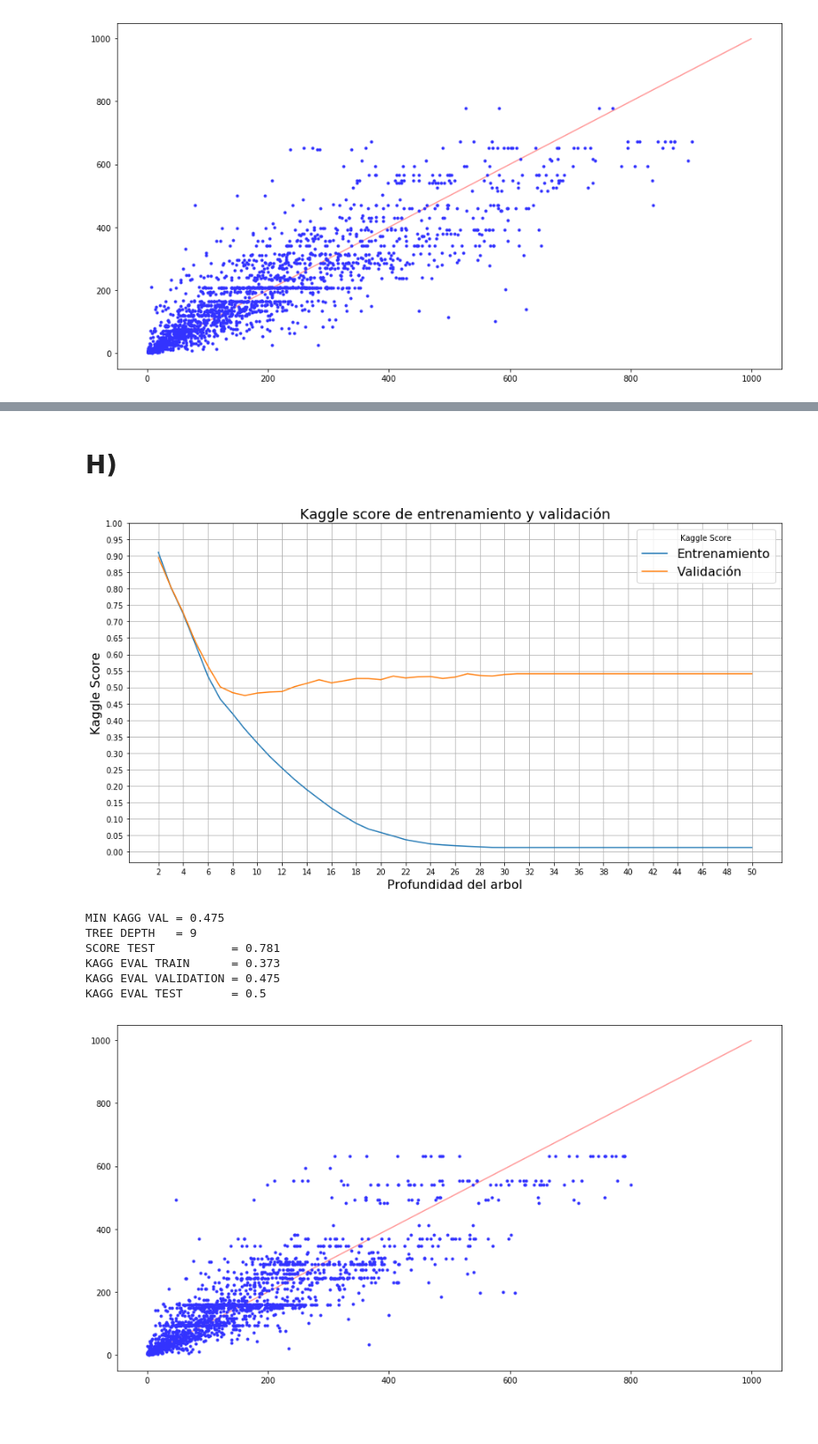
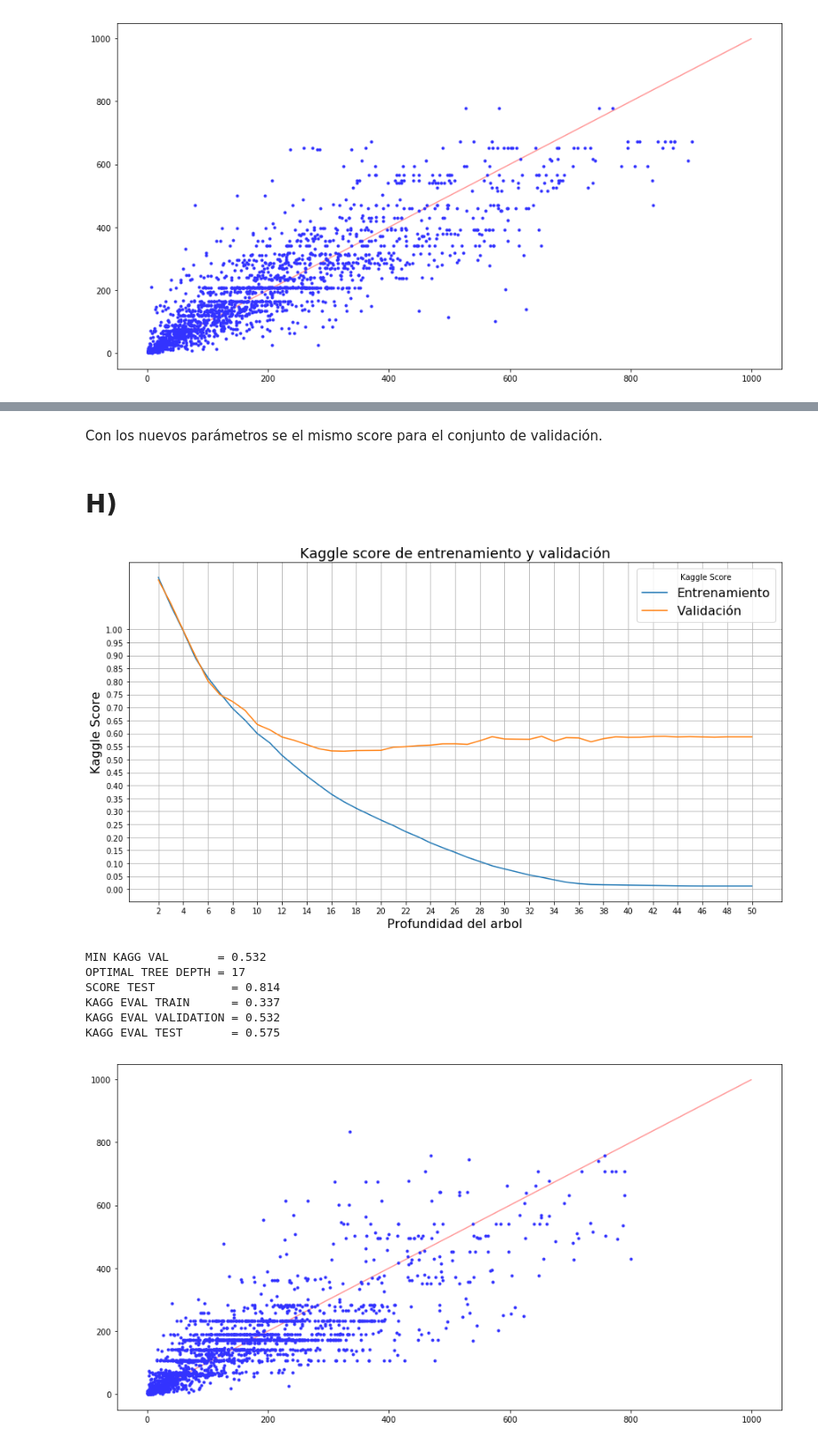
Before and after one commit to JavierL1/Tarea3-INF393, a Jupyter notebook: Parte2.ipynb, the cells around one changed output, grey strips where cells are left out. Shown at 89% size. Cells and saved outputs as stored; diff of their text form; code cells hidden in the pictures; blank space fills up the shorter version.

```diff
--- a/Parte2.ipynb
+++ b/Parte2.ipynb
@@ -978,0 +896,11 @@ mse_cv = mse_cv / 10
+# %%
+Cparams=[0.01,0.1,1,10]
+gparams=[0.001,0.01,0.1,1]
+
+for Cpar in Cparams:
+    for gpar in gparams:
+        model = SVR(C=Cpar, gamma=gpar, kernel='rbf')
+
+        model.fit(X_train,Y_train_sqrt4)
+        print("Con C = {:4} y gamma = {:4}".format(Cpar, gpar))
+        model_score_and_plot(model, X_train, Y_train_sqrt4, X_val, Y_val, X_test, Y_test, plot=False, fun='sqrt4')
@@ -978,0 +929,6 @@ mse_cv = mse_cv / 10
+# %%
+model = SVR(C=10, gamma=0.1, kernel='rbf')
+
+model.fit(X_train,Y_train_sqrt4)
+
+model_score_and_plot(model, X_train, Y_train_sqrt4, X_val, Y_val, X_test, Y_test, fun='sqrt4')
@@ -978,0 +1001,9 @@ mse_cv = mse_cv / 10
+# %%
+Y_val_sqrt4 = np.power(Y_val, (1/4))
+
+opt_depth = opt_tree_depth_cv(X_train, Y_train_sqrt4, X_val, Y_val_sqrt4, fun='sqrt4')
+
+model = Tree(random_state=0, max_depth=opt_depth)
+model.fit(X_train,Y_train_sqrt4)
+
+model_score_and_plot(model, X_train, Y_train_sqrt4, X_val, Y_val, X_test, Y_test, fun='sqrt4')
@@ -978,0 +1059,6 @@ mse_cv = mse_cv / 10
+# %%
+model = SVR(C=10.5, gamma=0.1, kernel='rbf')
+
+model.fit(X_train,Y_train_sqrt4)
+
+model_score_and_plot(model, X_train, Y_train_sqrt4, X_val, Y_val, X_test, Y_test, fun='sqrt4')
@@ -979,31 +1071,28 @@ mse_cv = mse_cv / 10
+# %% [markdown]
+Con los nuevos parámetros se el mismo score para el conjunto de validación.
 # %% [markdown]
 # H)
 # %%
-Yr=df.loc[:,'registered']
+Yr=df2.loc[:,'registered']
 
-Xdf=df.loc[:,['season', 'holiday','workingday', 'temp', 'atemp', 'weather','humidity', 'windspeed', 'hour',
-               'cday']]
-
-X_train = Xdf[0:ntrain2].values
-X_val = Xdf[ntrain2:nval2].values
-X_test = Xdf[nval2:].values
 Y_train_r = Yr[0:ntrain2].values
+Y_train_r = np.power(Y_train_r, (1/4))
 Y_val_r = Yr[ntrain2:nval2].values
 Y_test_r = Yr[nval2:].values
 
-opt_depth = opt_tree_depth(X_train, Y_train_r, X_val, Y_val_r)
+opt_depth = opt_tree_depth(X_train, Y_train_r, X_val, Y_val_r, fun='sqrt4')
 
 model = Tree(random_state=0, max_depth=opt_depth)
 model.fit(X_train,Y_train_r)
 
-model_score_and_plot(model, X_train, Y_train_r, X_val, Y_val_r, X_test, Y_test_r)
+model_score_and_plot(model, X_train, Y_train_r, X_val, Y_val_r, X_test, Y_test_r, fun='sqrt4')
 # %% [output]
-[figure, old version]
+[figure, new version]
-MIN KAGG VAL = 0.475
-TREE DEPTH   = 9
-SCORE TEST           = 0.781
-KAGG EVAL TRAIN      = 0.373
-KAGG EVAL VALIDATION = 0.475
-KAGG EVAL TEST       = 0.5
+MIN KAGG VAL       = 0.532
+OPTIMAL TREE DEPTH = 17
+SCORE TEST           = 0.814
+KAGG EVAL TRAIN      = 0.337
+KAGG EVAL VALIDATION = 0.532
+KAGG EVAL TEST       = 0.575
-[figure, old version]
+[figure, new version]
 # %%
```
Also changed, not shown: parts of 48 cells of this notebook.
